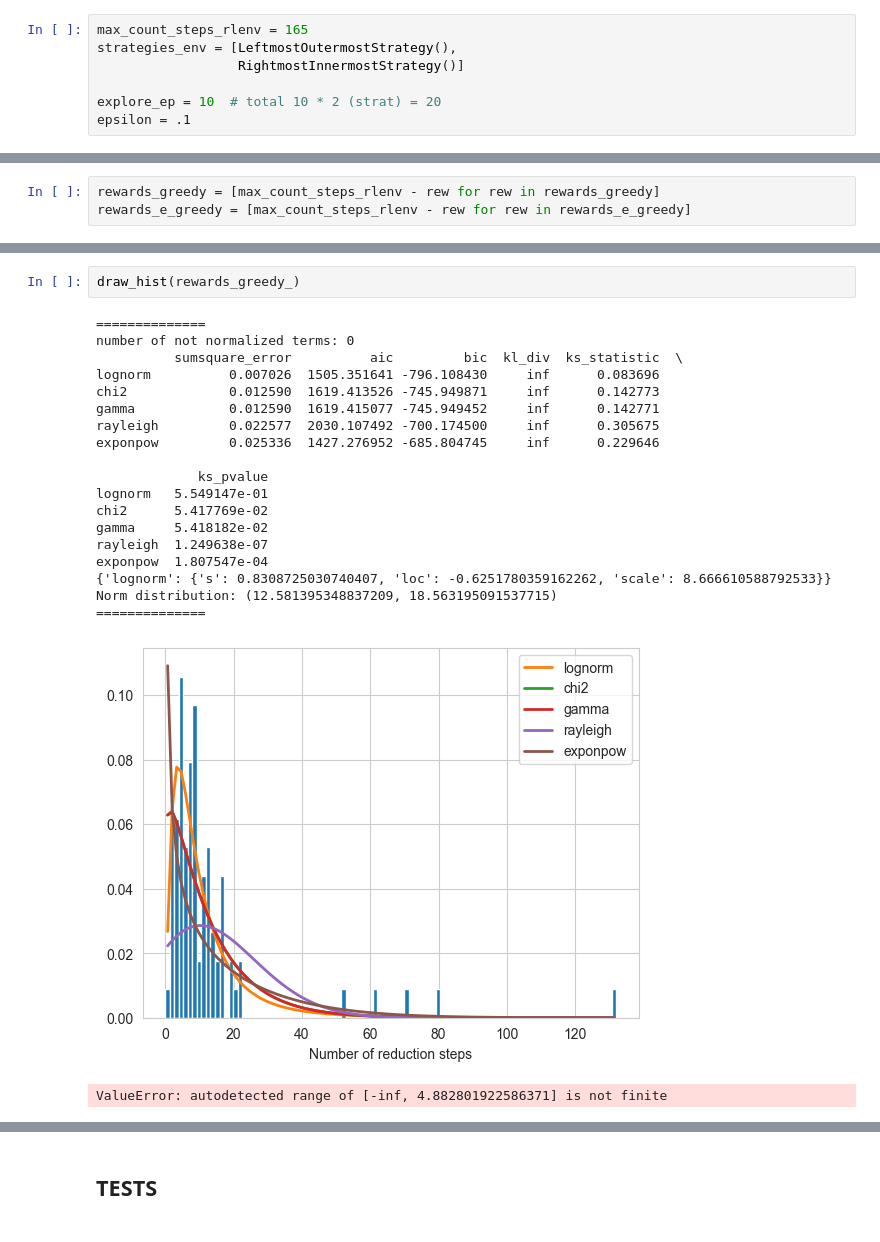
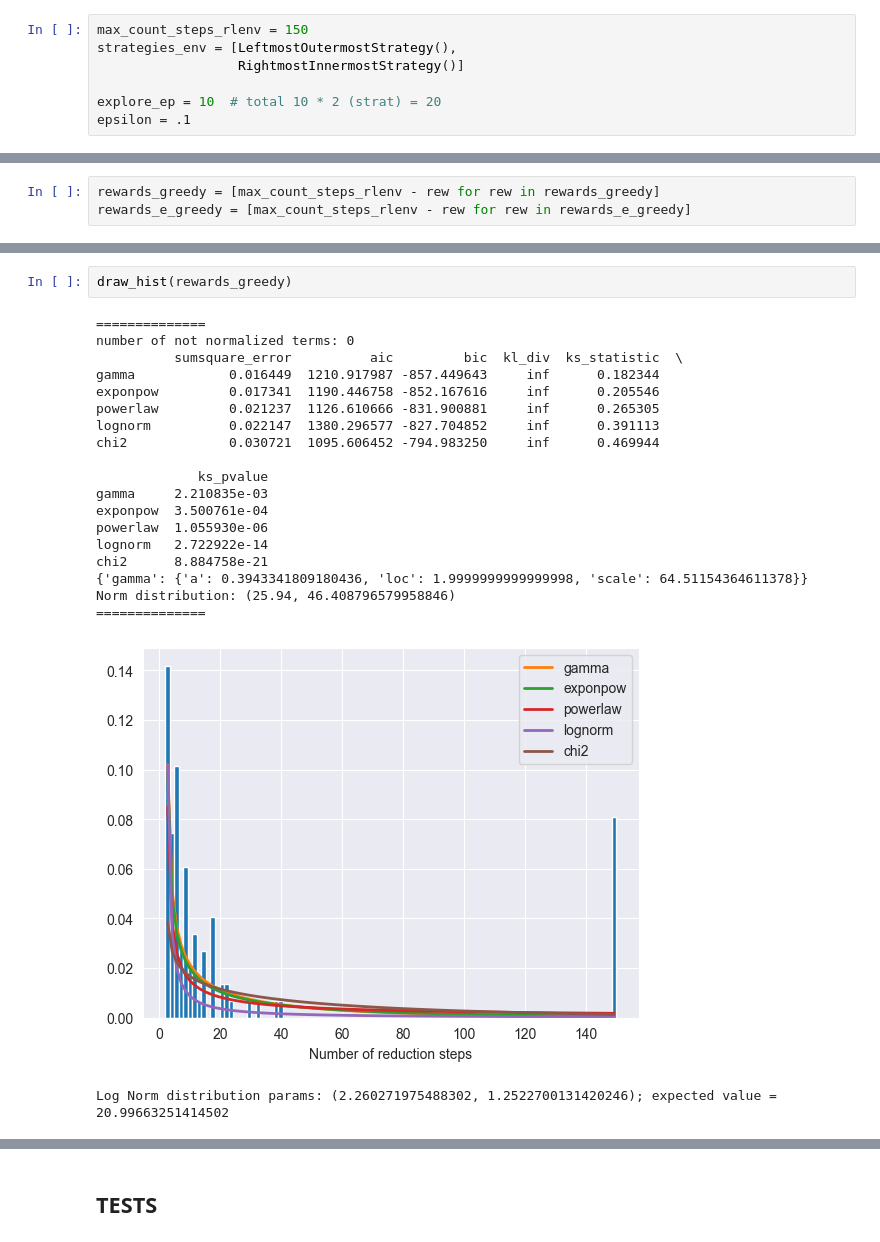
Before and after one commit to alex-deineha/pure-calculus, a Jupyter notebook: src/tests_2/pure_calculus_vs_greedy.ipynb, the cells around one changed output, grey strips where cells are left out. Cells and saved outputs as stored; diff of their text form.

Commit message:
Finally, done with 'draw_hist' function for steps of greedy and e-greedy policies.

```diff
--- a/src/tests_2/pure_calculus_vs_greedy.ipynb
+++ b/src/tests_2/pure_calculus_vs_greedy.ipynb
@@ -83,5 +83,5 @@ max cound Rand: inf
 # %%
-max_count_steps_rlenv = 165
+max_count_steps_rlenv = 150
 strategies_env = [LeftmostOutermostStrategy(),
                   RightmostInnermostStrategy()]
 
@@ -173,26 +128,26 @@ draw_cumulative_avg_comparison(comp_data)
 # %%
-draw_hist(rewards_greedy_)
+draw_hist(rewards_greedy)
 # %% [output]
 ==============
 number of not normalized terms: 0
           sumsquare_error          aic         bic  kl_div  ks_statistic  \
-lognorm          0.007026  1505.351641 -796.108430     inf      0.083696
-chi2             0.012590  1619.413526 -745.949871     inf      0.142773
-gamma            0.012590  1619.415077 -745.949452     inf      0.142771
-rayleigh         0.022577  2030.107492 -700.174500     inf      0.305675
-exponpow         0.025336  1427.276952 -685.804745     inf      0.229646
+gamma            0.016449  1210.917987 -857.449643     inf      0.182344
+exponpow         0.017341  1190.446758 -852.167616     inf      0.205546
+powerlaw         0.021237  1126.610666 -831.900881     inf      0.265305
+lognorm          0.022147  1380.296577 -827.704852     inf      0.391113
+chi2             0.030721  1095.606452 -794.983250     inf      0.469944
 
              ks_pvalue
-lognorm   5.549147e-01
-chi2      5.417769e-02
-gamma     5.418182e-02
-rayleigh  1.249638e-07
-exponpow  1.807547e-04
-{'lognorm': {'s': 0.8308725030740407, 'loc': -0.6251780359162262, 'scale': 8.666610588792533}}
-Norm distribution: (12.581395348837209, 18.563195091537715)
+gamma     2.210835e-03
+exponpow  3.500761e-04
+powerlaw  1.055930e-06
+lognorm   2.722922e-14
+chi2      8.884758e-21
+{'gamma': {'a': 0.3943341809180436, 'loc': 1.9999999999999998, 'scale': 64.51154364611378}}
+Norm distribution: (25.94, 46.408796579958846)
 ==============
-[figure, old version]
+[figure, new version]
-ValueError: autodetected range of [-inf, 4.882801922586371] is not finite
+Log Norm distribution params: (2.260271975488302, 1.2522700131420246); expected value = 20.99663251414502
 # %%
 draw_hist(rewards_e_greedy)
 # %% [output]
```
Also changed, not shown: parts of 18 cells of this notebook.
